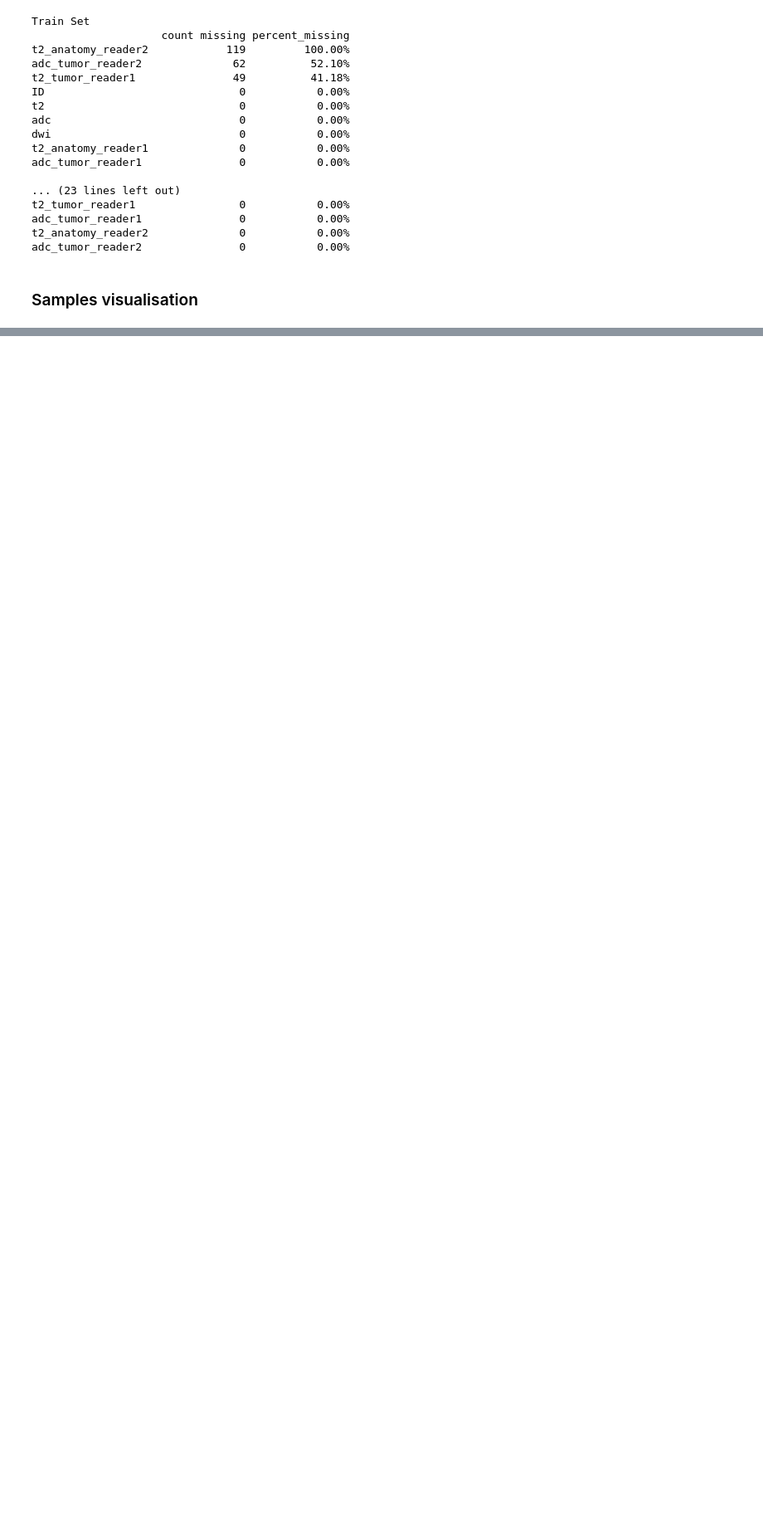
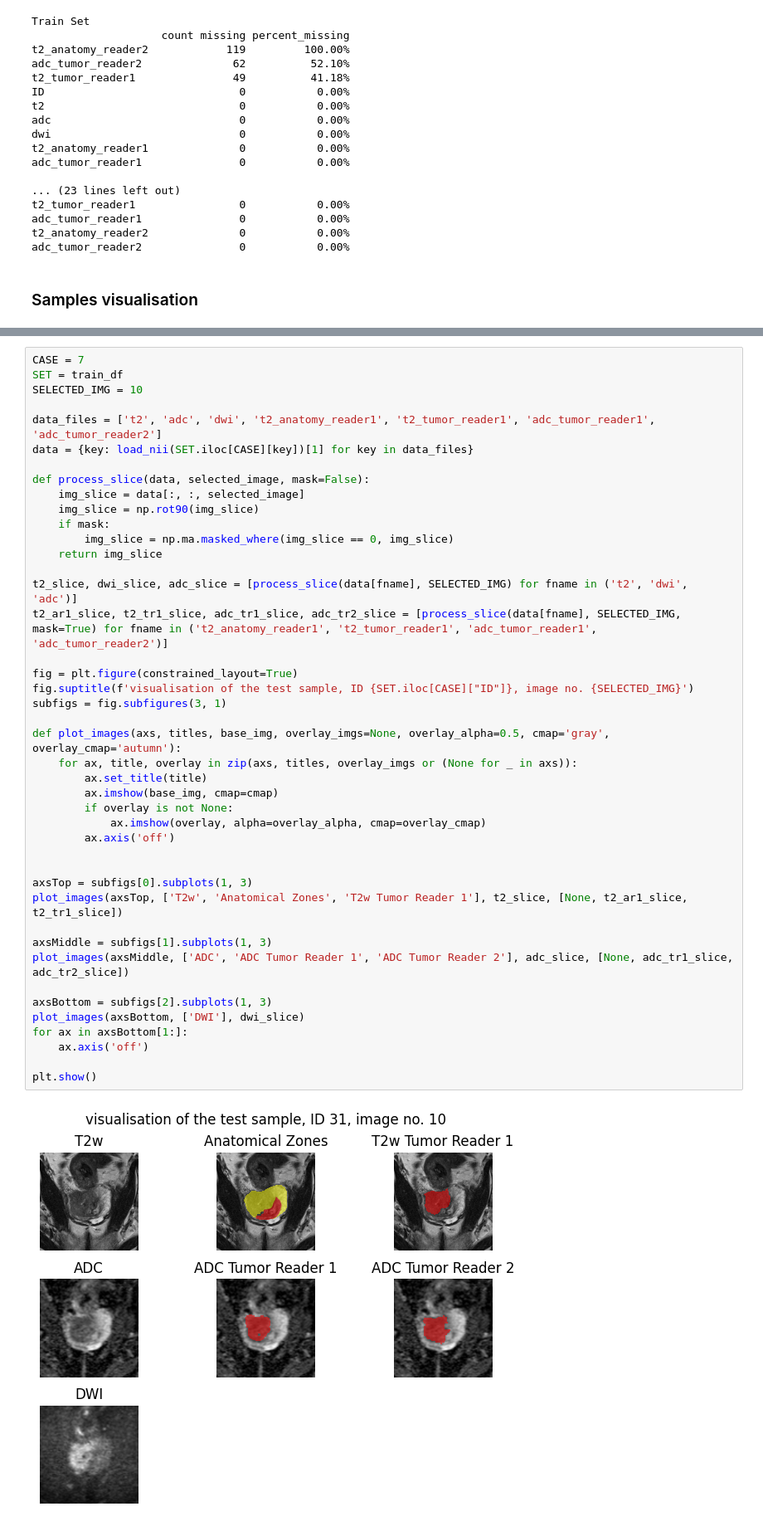
Before and after one commit to TinyRogue/Prostate-Cancer-MRI, a Jupyter notebook: main.ipynb, the cells around one changed output, grey strips where cells are left out. Shown at 83% size. Drawn from its saved outputs; the diff is of its cells as text; blank space fills up the shorter version.

```diff
--- a/main.ipynb
+++ b/main.ipynb
@@ -123,0 +122,45 @@ train_df
+# %%
+CASE = 7
+SET = train_df
+SELECTED_IMG = 10
+
+data_files = ['t2', 'adc', 'dwi', 't2_anatomy_reader1', 't2_tumor_reader1', 'adc_tumor_reader1', 'adc_tumor_reader2']
+data = {key: load_nii(SET.iloc[CASE][key])[1] for key in data_files}
+
+def process_slice(data, selected_image, mask=False):
+    img_slice = data[:, :, selected_image]
+    img_slice = np.rot90(img_slice)
+    if mask:
+        img_slice = np.ma.masked_where(img_slice == 0, img_slice)
+    return img_slice
+
+t2_slice, dwi_slice, adc_slice = [process_slice(data[fname], SELECTED_IMG) for fname in ('t2', 'dwi', 'adc')]
+t2_ar1_slice, t2_tr1_slice, adc_tr1_slice, adc_tr2_slice = [process_slice(data[fname], SELECTED_IMG, mask=True) for fname in ('t2_anatomy_reader1', 't2_tumor_reader1', 'adc_tumor_reader1', 'adc_tumor_reader2')]
+
+fig = plt.figure(constrained_layout=True)
+fig.suptitle(f'visualisation of the test sample, ID {SET.iloc[CASE]["ID"]}, image no. {SELECTED_IMG}')
+subfigs = fig.subfigures(3, 1)
+
+def plot_images(axs, titles, base_img, overlay_imgs=None, overlay_alpha=0.5, cmap='gray', overlay_cmap='autumn'):
+    for ax, title, overlay in zip(axs, titles, overlay_imgs or (None for _ in axs)):
+        ax.set_title(title)
+        ax.imshow(base_img, cmap=cmap)
+        if overlay is not None:
+            ax.imshow(overlay, alpha=overlay_alpha, cmap=overlay_cmap)
+        ax.axis('off')
+
+
+axsTop = subfigs[0].subplots(1, 3)
+plot_images(axsTop, ['T2w', 'Anatomical Zones', 'T2w Tumor Reader 1'], t2_slice, [None, t2_ar1_slice, t2_tr1_slice])
+
+axsMiddle = subfigs[1].subplots(1, 3)
+plot_images(axsMiddle, ['ADC', 'ADC Tumor Reader 1', 'ADC Tumor Reader 2'], adc_slice, [None, adc_tr1_slice, adc_tr2_slice])
+
+axsBottom = subfigs[2].subplots(1, 3)
+plot_images(axsBottom, ['DWI'], dwi_slice)
+for ax in axsBottom[1:]:
+    ax.axis('off')
+
+plt.show()
+# %% [output]
+[figure, added]
```
Also changed, not shown: parts of 7 cells of this notebook.
